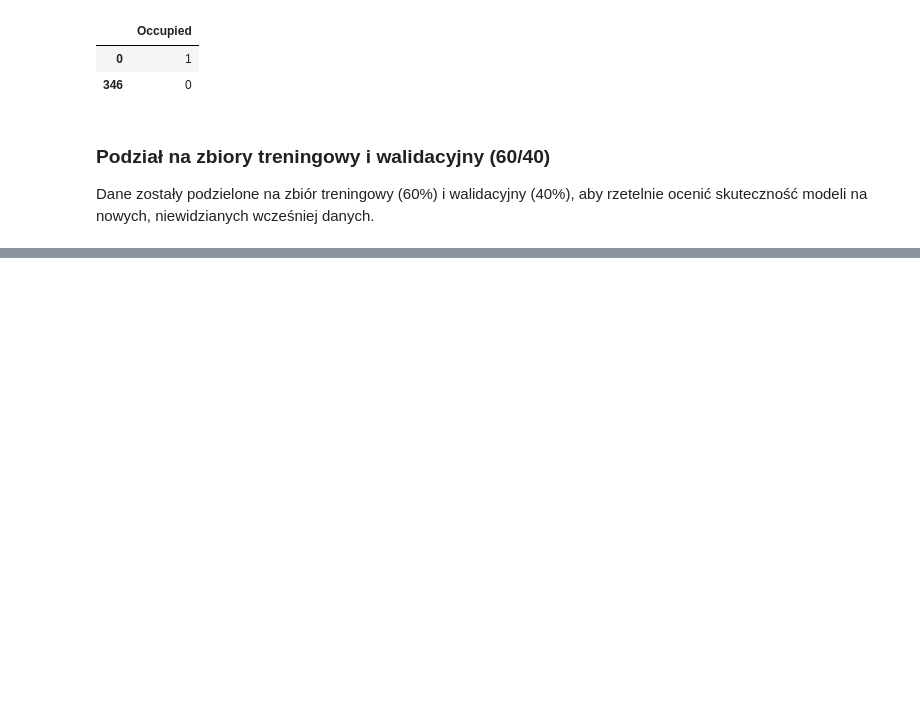
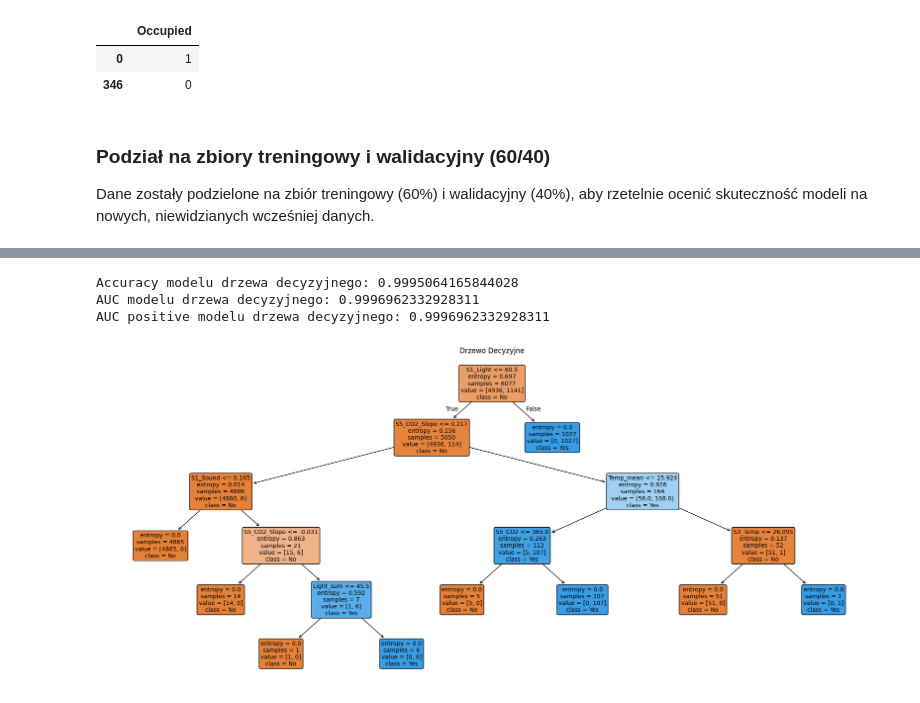
Before and after one commit to Soldier211/systemy-bi, a Jupyter notebook: projekt.ipynb, the cells around one changed output, grey strips where cells are left out. Cells and saved outputs as stored; diff of their text form; code cells hidden in the pictures; blank space fills up the shorter version.

```diff
--- a/projekt.ipynb
+++ b/projekt.ipynb
@@ -204,0 +310,19 @@ X_train, X_val, y_train, y_val = train_test_split(X, y, test_size=0.4, random_st
+# %%
+accuracy_dt = accuracy_score(y_val, y_pred_dt)
+auc_dt = roc_auc_score(y_val, y_pred_dt)
+auc_dt_correct = roc_auc_score(y_val, y_pred_dt_prob)
+print("Accuracy modelu drzewa decyzyjnego:", accuracy_dt)
+print("AUC modelu drzewa decyzyjnego:", auc_dt)
+print("AUC positive modelu drzewa decyzyjnego:", auc_dt_correct)
+fpr_dt, tpr_dt, _ = roc_curve(y_val, y_pred_dt_prob)
+# %% [output]
+Accuracy modelu drzewa decyzyjnego: 0.9995064165844028
+AUC modelu drzewa decyzyjnego: 0.9996962332928311
+AUC positive modelu drzewa decyzyjnego: 0.9996962332928311
+# %%
+plt.figure(figsize=(24, 10))
+plot_tree(clf_dt, filled=True, feature_names=X_train.columns, class_names=['No', 'Yes'], rounded=True, fontsize=10)
+plt.title("Drzewo Decyzyjne")
+plt.show()
+# %% [output]
+[figure, added]
```
Also changed, not shown: parts of 11 cells of this notebook, 1 other file.
